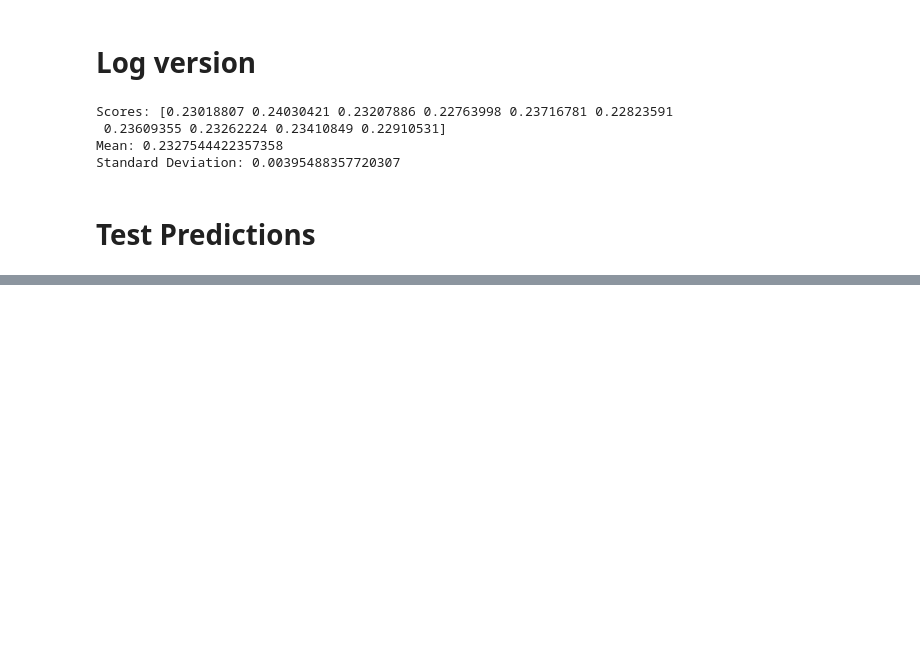
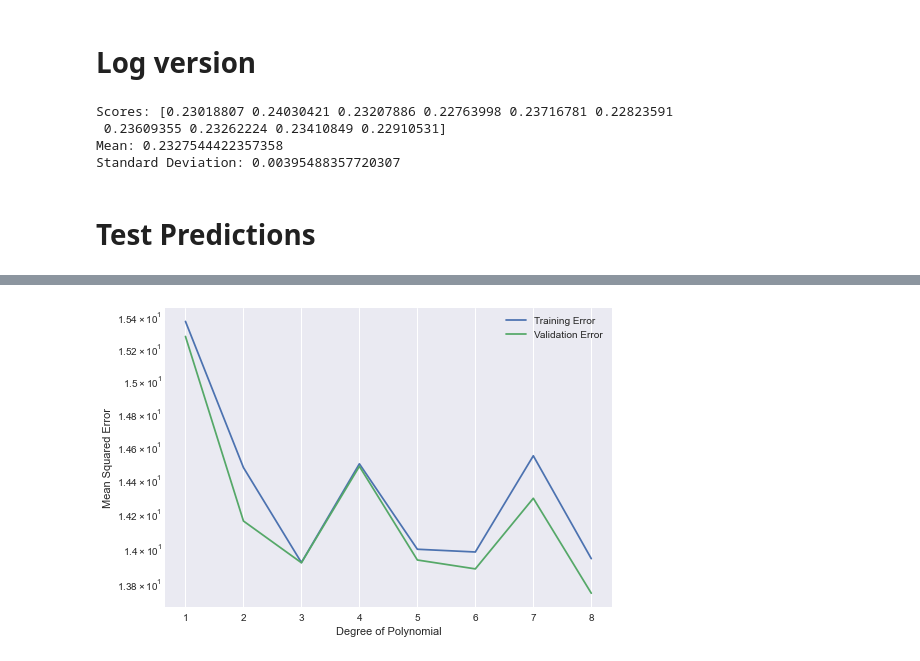
Before and after one commit to LindstromKyle/DSC-Flatiron-Project-2, a Jupyter notebook: Kyle_EDA-Copy1.ipynb, the cells around one changed output, grey strips where cells are left out. Cells and saved outputs as stored; diff of their text form; code cells hidden in the pictures; blank space fills up the shorter version.

```diff
--- a/Kyle_EDA-Copy1.ipynb
+++ b/Kyle_EDA-Copy1.ipynb
@@ -808,0 +941,19 @@ sns.residplot(x=np.log(feature_testing['dist_from_seattle']), y=np.log(feature_t
+# %%
+# Plot the errors as a function of increasing d value to visualise the training
+# and testing errors
+fig, ax = plt.subplots()
+
+# Plot the training error with labels
+ax.plot(np.arange(1, maxdeg), training_error, label="Training Error")
+
+# Plot the validation error with labels
+ax.plot(np.arange(1, maxdeg), validation_error, label="Validation Error")
+
+# Set the plot labels and legends
+ax.set_xlabel('Degree of Polynomial')
+ax.set_ylabel('Mean Squared Error')
+ax.legend(loc = 'best')
+ax.set_yscale('log')
+plt.show();
+# %% [output]
+[figure, added]
```
Also changed, not shown: parts of 31 cells of this notebook.
